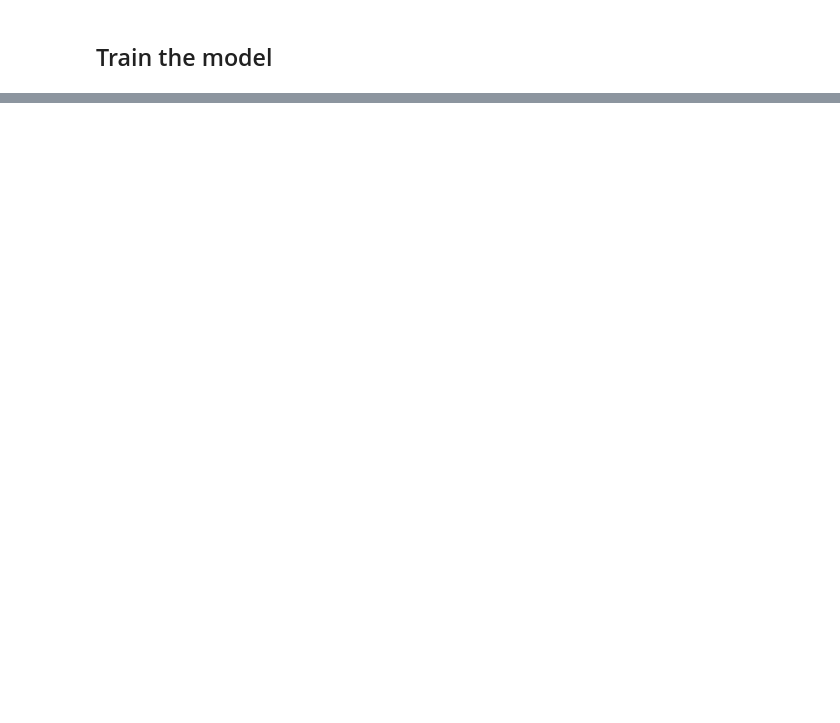
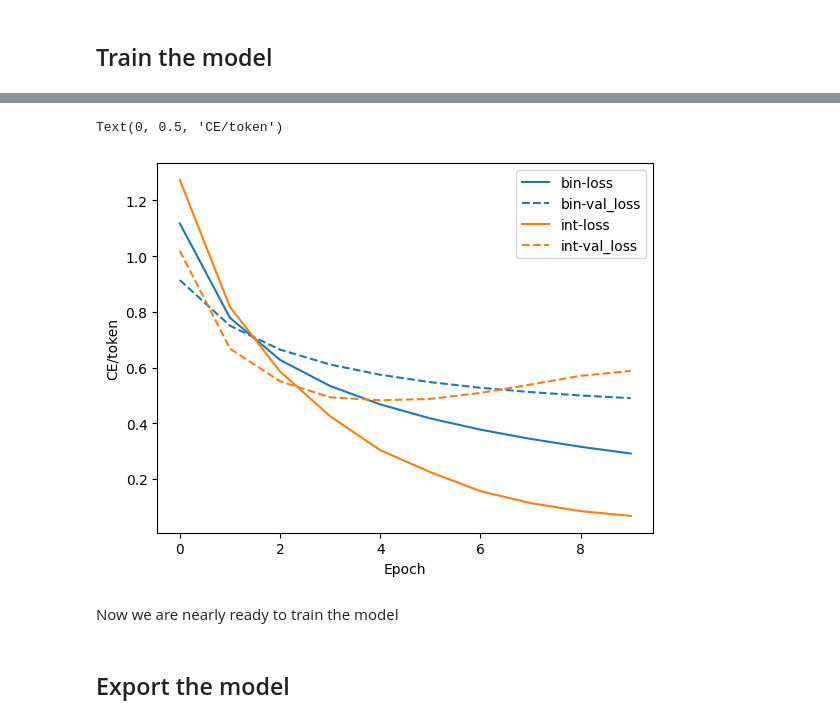
Before and after one commit to Ayikanying-ux/multi_class_classification_on_stack_overflow_questions, a Jupyter notebook: multi_class_classification.ipynb, the cells around one changed output, grey strips where cells are left out. Saved outputs shown, nothing was run; the diff lists cells and outputs as text; code cells hidden in the pictures; blank space fills up the shorter version.

```diff
--- a/multi_class_classification.ipynb
+++ b/multi_class_classification.ipynb
@@ -226,0 +213,5 @@ ValueError: in user code:
+# %%
+bin_history = binary_model.fit(
+    train_ds, validation_data=train_val, epochs=10)
+
+print()
@@ -226,0 +239,22 @@ ValueError: in user code:
+# %%
+def create_model(vocab_size, num_labels, vectorizer=None):
+  my_layers=[]
+  if vectorizer is not None:
+    my_layers = [vectorizer]
+  my_layers.extend([
+      layers.Embedding(vocab_size, 64, mask_zero=True),
+      layers.Dropout(0.5),
+      layers.Conv1D(64, 5, padding='valid', activation="relu", strides=2),
+      layers.GlobalMaxPooling1D(),
+      layers.Dense(num_labels)
+  ])
+  model = tf.keras.Sequential(my_layers)
+  return model
+# %%
+int_model = create_model(vocab_size=VOCAB_SIZE+1, num_labels=4, vectorizer=int_vectorize_layer)
+# %%
+int_model.compile(
+    loss=losses.SparseCategoricalCrossentropy(from_logits=True),
+    optimizer='adam',
+    metrics=['accuracy'])
+int_history = int_model.fit(train_ds, validation_data=train_val, epochs=10)
@@ -226,0 +282,15 @@ ValueError: in user code:
+# %%
+loss=plt.plot(bin_history.epoch, bin_history.history['loss'], label='bin-loss')
+plt.plot(bin_history.epoch, bin_history.history['val_loss'], '--', color=loss[0].get_color(), label='bin-val_loss')
+
+loss=plt.plot(int_history.epoch, int_history.history['loss'], label='int-loss')
+plt.plot(int_history.epoch, int_history.history['val_loss'], '--', color=loss[0].get_color(), label='int-val_loss')
+
+plt.legend()
+plt.xlabel("Epoch")
+plt.ylabel('CE/token')
+# %% [output]
+Text(0, 0.5, 'CE/token')
+[figure, added]
+# %% [markdown]
+Now we are nearly ready to train the model
@@ -226,0 +305,2 @@ ValueError: in user code:
+# %% [markdown]
+## Export the model
```
Also changed, not shown: parts of 26 cells of this notebook.
